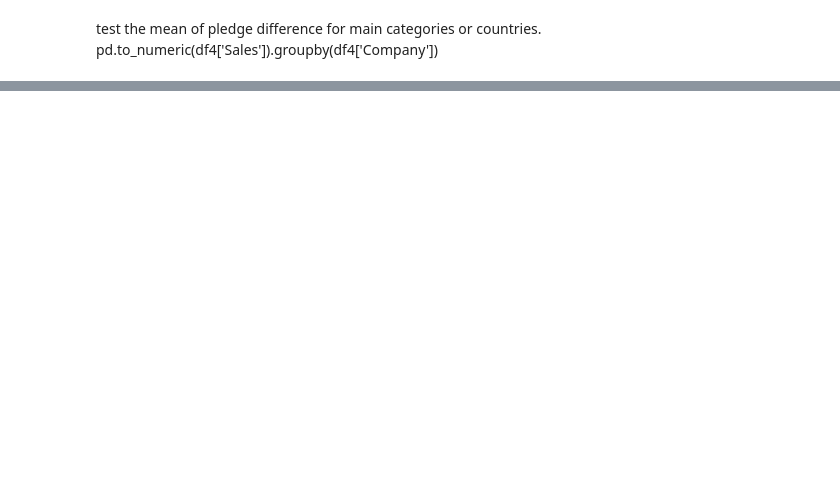
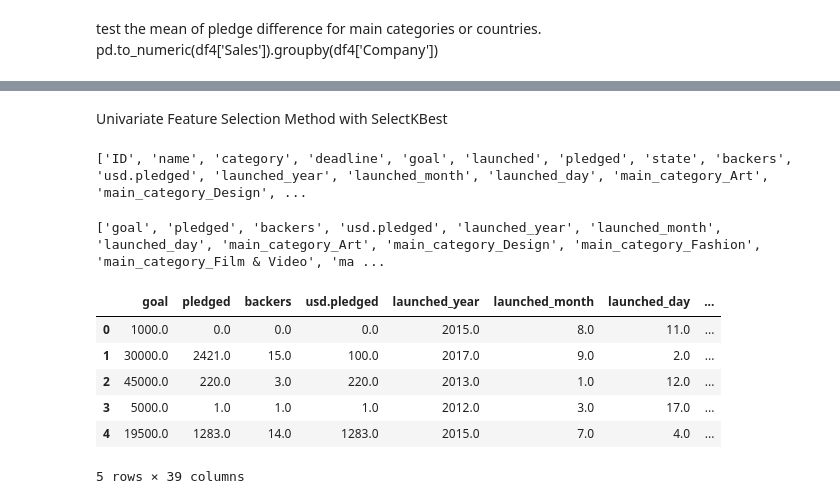
Before and after one commit to coryjanowski/Kickstarter, a Jupyter notebook: ks_statisticalTests.ipynb, the cells around one changed output, grey strips where cells are left out. Saved outputs shown, nothing was run; the diff lists cells and outputs as text; code cells hidden in the pictures; blank space fills up the shorter version.

```diff
--- a/ks_statisticalTests.ipynb
+++ b/ks_statisticalTests.ipynb
@@ -527,0 +594,28 @@ test the mean of pledge difference for main categories or countries. pd.to_numer
+# %% [markdown]
+Univariate Feature Selection Method with SelectKBest
+# %%
+print(list(ks_dummy))
+# %% [output]
+['ID', 'name', 'category', 'deadline', 'goal', 'launched', 'pledged', 'state', 'backers', 'usd.pledged', 'launched_year', 'launched_month', 'launched_day', 'main_category_Art', 'main_category_Design', ...
+# %%
+remove_col = ['ID', 'name', 'category', 'deadline','launched','state']
+ks_dummy2 = ks_dummy.drop(remove_col, axis=1) # removed the columns not among the predictors.
+# %%
+print(list(ks_dummy2))
+# %% [output]
+['goal', 'pledged', 'backers', 'usd.pledged', 'launched_year', 'launched_month', 'launched_day', 'main_category_Art', 'main_category_Design', 'main_category_Fashion', 'main_category_Film & Video', 'ma ...
+# %%
+ks_dummy2['pledged'] = pd.to_numeric(ks_dummy2['pledged'], errors='coerce') # converting column values to float
+ks_dummy2['backers'] = pd.to_numeric(ks_dummy2['backers'] , errors='coerce')
+ks_dummy2['goal'] = pd.to_numeric(ks_dummy2['goal'] , errors='coerce')
+ks_dummy2['usd.pledged'] = pd.to_numeric(ks_dummy2['usd.pledged'] , errors='coerce')
+ks_dummy2 = ks_dummy2.dropna() # SelectKBest can not process NaN values
+ks_dummy2.head()
+# %% [output]
+|  | goal | pledged | backers | usd.pledged | launched_year | launched_month | launched_day | ... |
+| 0 | 1000.0 | 0.0 | 0.0 | 0.0 | 2015.0 | 8.0 | 11.0 | ... |
+| 1 | 30000.0 | 2421.0 | 15.0 | 100.0 | 2017.0 | 9.0 | 2.0 | ... |
+| 2 | 45000.0 | 220.0 | 3.0 | 220.0 | 2013.0 | 1.0 | 12.0 | ... |
+| 3 | 5000.0 | 1.0 | 1.0 | 1.0 | 2012.0 | 3.0 | 17.0 | ... |
+| 4 | 19500.0 | 1283.0 | 14.0 | 1283.0 | 2015.0 | 7.0 | 4.0 | ... |
+5 rows × 39 columns
```
Also changed, not shown: parts of 36 cells of this notebook, 1 other file.
